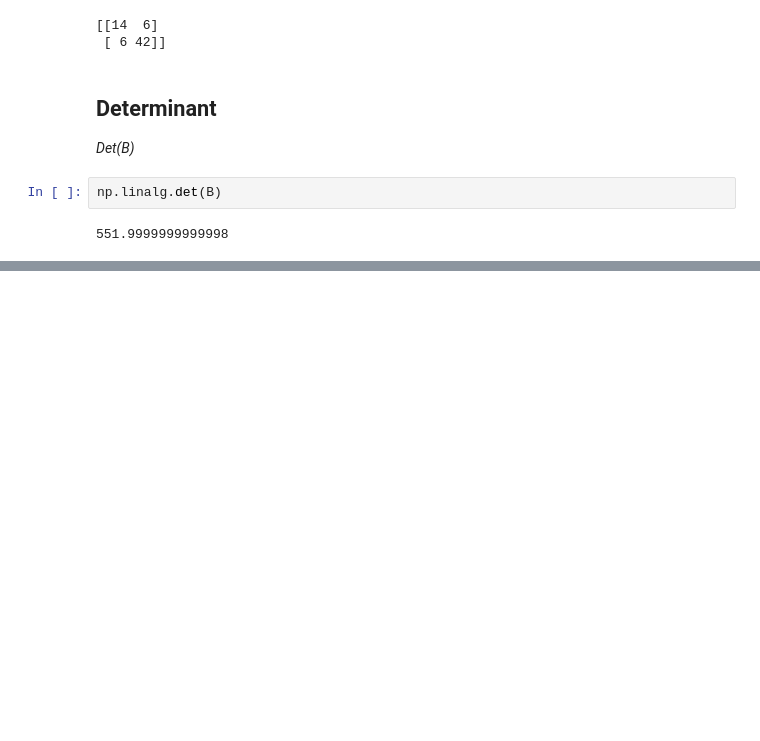
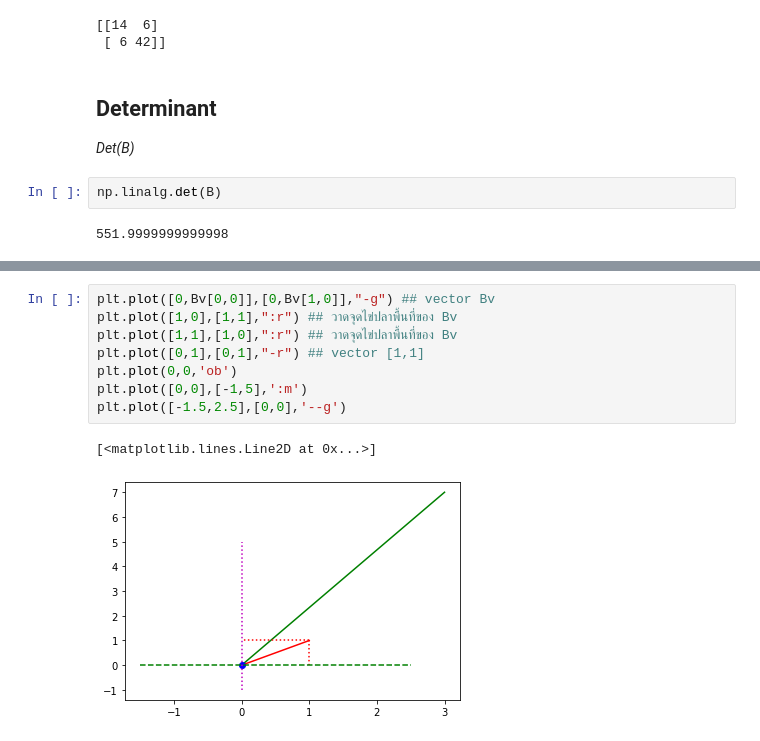
Before and after one commit to Wikanda-Hongboonmee/multivariate, a Jupyter notebook: MVA001.ipynb, the cells around one changed output, grey strips where cells are left out. Drawn from its saved outputs; the diff is of its cells as text; blank space fills up the shorter version.

```diff
--- a/MVA001.ipynb
+++ b/MVA001.ipynb
@@ -117,0 +165,11 @@ np.linalg.det(B)
+# %%
+plt.plot([0,Bv[0,0]],[0,Bv[1,0]],"-g") ## vector Bv
+plt.plot([1,0],[1,1],":r") ## วาดจุดไข่ปลาพื้นที่ของ Bv
+plt.plot([1,1],[1,0],":r") ## วาดจุดไข่ปลาพื้นที่ของ Bv
+plt.plot([0,1],[0,1],"-r") ## vector [1,1]
+plt.plot(0,0,'ob')
+plt.plot([0,0],[-1,5],':m')
+plt.plot([-1.5,2.5],[0,0],'--g')
+# %% [output]
+[<matplotlib.lines.Line2D at 0x...>]
+[figure, added]
```
Also changed, not shown: parts of 25 cells of this notebook.
